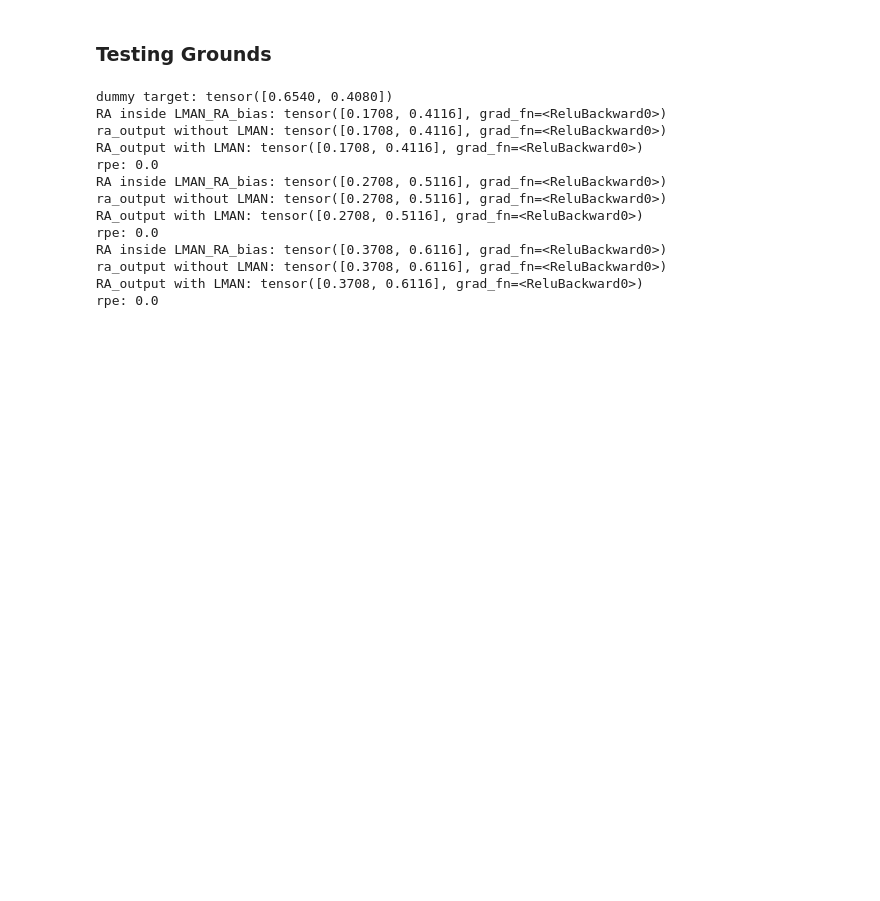
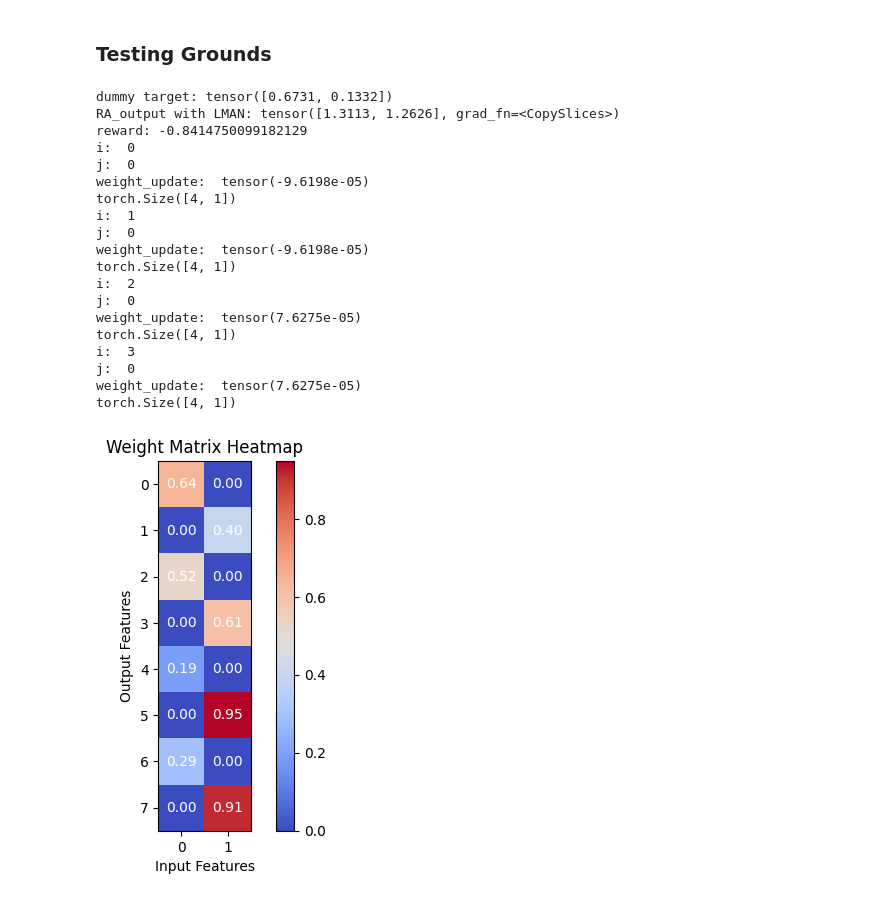
Before and after one commit to georgevenven/Song_Bird_Circuit, a Jupyter notebook: main.ipynb, the cells around one changed output. Drawn from its saved outputs; the diff is of its cells as text; code cells hidden in the pictures; blank space fills up the shorter version.

```diff
--- a/main.ipynb
+++ b/main.ipynb
@@ -447,7 +485,7 @@ RA_output_history = []
 
 syllable_features = 2
 syllable_count = 1
-epochs = 3
+epochs = 1
 
 model = Model(syllable_count, hvc_neurons, syllable_features)
 
@@ -457,6 +495,8 @@ hidden_state = torch.zeros(hvc_neurons)
 dummy_HVC_input = torch.ones((syllable_count))
 dummy_target = torch.rand((syllable_features))
 print(f"dummy target: {dummy_target}")
+
+prev_reward = -1000000
 
 for epoch in range(epochs):
     # HVC -> RA -> RA_output
@@ -469,45 +509,67 @@ for epoch in range(epochs):
     Area_X_output = model.forward_Area_X(hvc_state)
     LMAN_output = model.forward_LMAN(Area_X_output)
 
+    # every other LMAN output is negative
+    # LMAN_output = model.LMAN_output_sign_flip(LMAN_output)
+
     # # add normal distribution noise to LMAN output
     # LMAN_output = LMAN_output + torch.normal(mean=0, std=0.1, size=LMAN_output.shape)
 
     # RA_output = RA_output + LMAN bias
-    RA_output = model.LMAN_RA_bias(ra_output, LMAN_output)
-    RA_output_history.append(RA_output.detach().numpy())
 
-    print(f"ra_output without LMAN: {ra_output_without_LMAN}")
-    print(f"RA_output with LMAN: {RA_output}")
+    LMAN_output, noise = model.LMAN_activation_to_noise(LMAN_output)
+    RA_output_with_LMAN = model.LMAN_RA_bias(ra_output, LMAN_output)
+    RA_output_history.append(RA_output_with_LMAN)
+
+    # print(f"ra_output without LMAN: {ra_output_without_LMAN}")
+    print(f"RA_output with LMAN: {RA_output_with_LMAN}")
 
     # # calculate reward
-    # reward = model.negative_MSE_reward(RA_output, dummy_target, scaling_factor=.1)
-    # reward_history.append(reward.detach().numpy())
+    reward = model.negative_MSE_reward(RA_output_with_LMAN, dummy_target, scaling_factor=1)
+    # cosine_distance = model.cosine_similarity(RA_output_with_LMAN, dummy_target)
+    # eucledian_distance = model.euclidean_distance(RA_output_with_LMAN, dummy_target)
 
-    rpe = model.reward_prediction_error(ra_output_without_LMAN,RA_output, dummy_target )
+    # reward = cosine_distance - eucledian_distance
 
-    print(f"rpe: {rpe}")
+    reward_history.append(reward.detach().numpy())
+
+    # rpe = model.reward_prediction_error(ra_output_without_LMAN,RA_output, dummy_target )
+
+    print(f"reward: {reward}")
 
     # hebbian update
-    weight_matrix = model.hebbian_update( hvc_state,RA_output, post_layer_weights=model.get_weights("RA"), learning_rate=0.1)
-
-    model.set_weights("RA", weight_matrix)
+    # weight_matrix = model.hebbian_update( hvc_state,RA_output, post_layer_weights=model.get_weights("RA"), learning_rate=0.1)
+    # model.set_weights("RA", weight_matrix)
 
     # areaX update
-    weight_matrix = model.HVC_X_update_rule(area_x_weights=model.get_weights("Area_X"), LMAN_activation=LMAN_output, reward=rpe, learning_rate=0.1)
-    model.set_weights("Area_X", weight_matrix)
+    if reward > prev_reward:
+        weight_matrix = model.HVC_X_update_rule(area_x_weights=model.get_weights("Area_X"), LMAN_activation=LMAN_output, hvc_activation=hvc_state, reward=reward, learning_rate=.001, noise=noise)
+        model.set_weights("Area_X", weight_matrix)
+
+    prev_reward = reward
 # %% [output]
-dummy target: tensor([0.6540, 0.4080])
-RA inside LMAN_RA_bias: tensor([0.1708, 0.4116], grad_fn=<ReluBackward0>)
-ra_output without LMAN: tensor([0.1708, 0.4116], grad_fn=<ReluBackward0>)
-RA_output with LMAN: tensor([0.1708, 0.4116], grad_fn=<ReluBackward0>)
-rpe: 0.0
-RA inside LMAN_RA_bias: tensor([0.2708, 0.5116], grad_fn=<ReluBackward0>)
-ra_output without LMAN: tensor([0.2708, 0.5116], grad_fn=<ReluBackward0>)
-RA_output with LMAN: tensor([0.2708, 0.5116], grad_fn=<ReluBackward0>)
-rpe: 0.0
-RA inside LMAN_RA_bias: tensor([0.3708, 0.6116], grad_fn=<ReluBackward0>)
-ra_output without LMAN: tensor([0.3708, 0.6116], grad_fn=<ReluBackward0>)
-RA_output with LMAN: tensor([0.3708, 0.6116], grad_fn=<ReluBackward0>)
-rpe: 0.0
+dummy target: tensor([0.6731, 0.1332])
+RA_output with LMAN: tensor([1.3113, 1.2626], grad_fn=<CopySlices>)
+reward: -0.8414750099182129
+i:  0
+j:  0
+weight_update:  tensor(-9.6198e-05)
+torch.Size([4, 1])
+i:  1
+j:  0
+weight_update:  tensor(-9.6198e-05)
+torch.Size([4, 1])
+i:  2
+j:  0
+weight_update:  tensor(7.6275e-05)
+torch.Size([4, 1])
+i:  3
+j:  0
+weight_update:  tensor(7.6275e-05)
+torch.Size([4, 1])
+# %%
+model.visualize_layer_weights("Area_X")
+# %% [output]
+[figure, added]
 # %%
 # plot reward history
```
Also changed, not shown: parts of 2 cells of this notebook.
